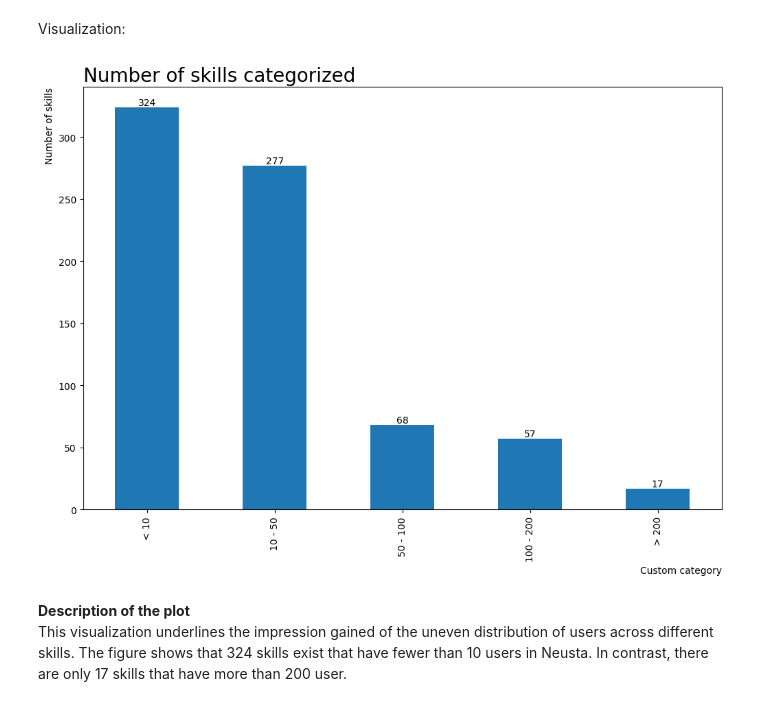
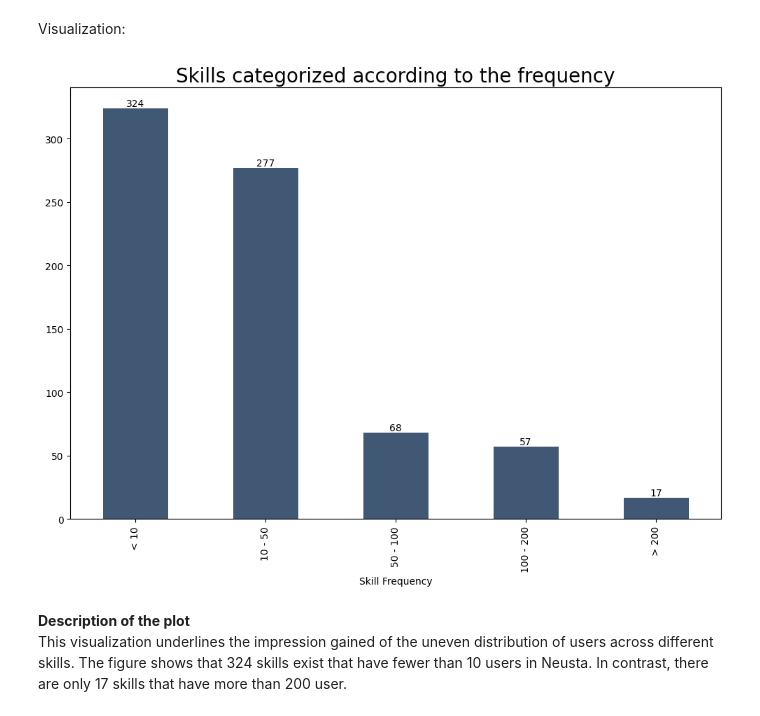
Before and after one commit to maximizer36/DS_AP, a Jupyter notebook: AP_descriptive_analysis.ipynb, the cells around one changed output. Cells and saved outputs as stored; diff of their text form; code cells hidden in the pictures.

```diff
--- a/AP_descriptive_analysis.ipynb
+++ b/AP_descriptive_analysis.ipynb
@@ -216,32 +216,31 @@ df_categorized
 Visualization:
 # %%
 plt.figure(figsize=(12, 8))
-ax = df_categorized.number_of_skills.plot(kind="bar")
+ax = df_categorized.number_of_skills.plot(kind="bar",color="#112e51",alpha=0.8)
 
 # ##########
 # # Set the categories as x labels
 # ##########
 ax.set_xticklabels(df_categorized.frequence_category)
 
 ###########
 # Set bar labels
 ###########
 rects = ax.patches
 for rect, label in zip(rects, df_categorized.number_of_skills):
     height = rect.get_height()
     ax.text(rect.get_x() + rect.get_width() / 2, height+0.01, label,
         ha='center', va='bottom')
 
 ##########
 # Set the titles
 ##########
-ax.set_title("Number of skills categorized", fontsize=20,loc = 'left')
-ax.set_xlabel("Custom category", fontsize=10,loc='right')
-ax.set_ylabel("Number of skills", fontsize=10,loc = 'top')
-#plt.savefig("plots/number_of_skills_categorized.png")
+ax.set_xlabel("Skill Frequency", fontsize=10)
+ax.set_title("Skills categorized according to the frequency", fontsize=20)
+plt.savefig("plots/number_of_skills_categorized.png")
 plt.show()
 # %% [output]
-[figure, old version]
+[figure, new version]
 # %% [markdown]
 **Description of the plot** <br>
 This visualization underlines the impression
```
Also changed, not shown: parts of 7 cells of this notebook, 20 other files.
